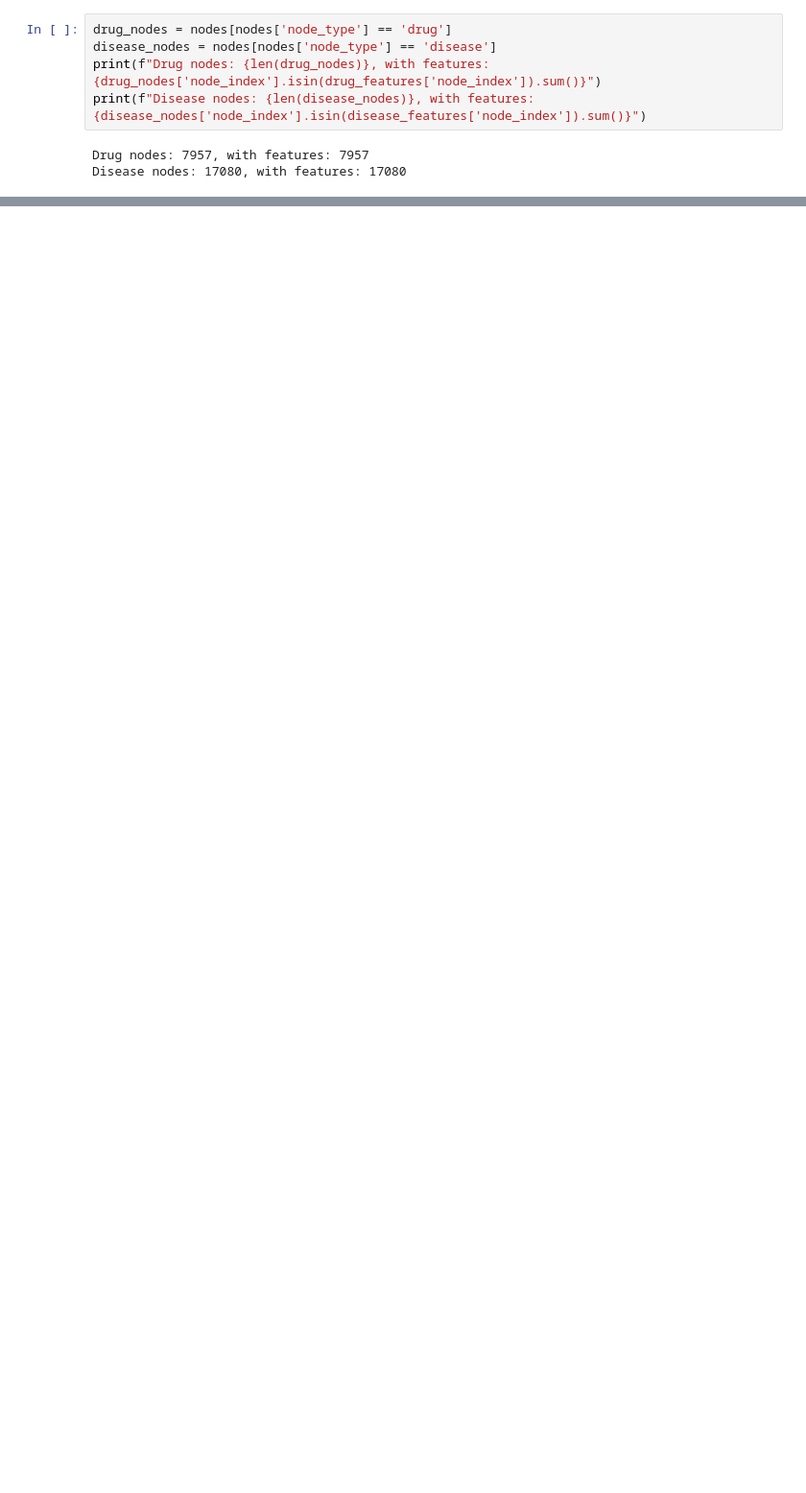
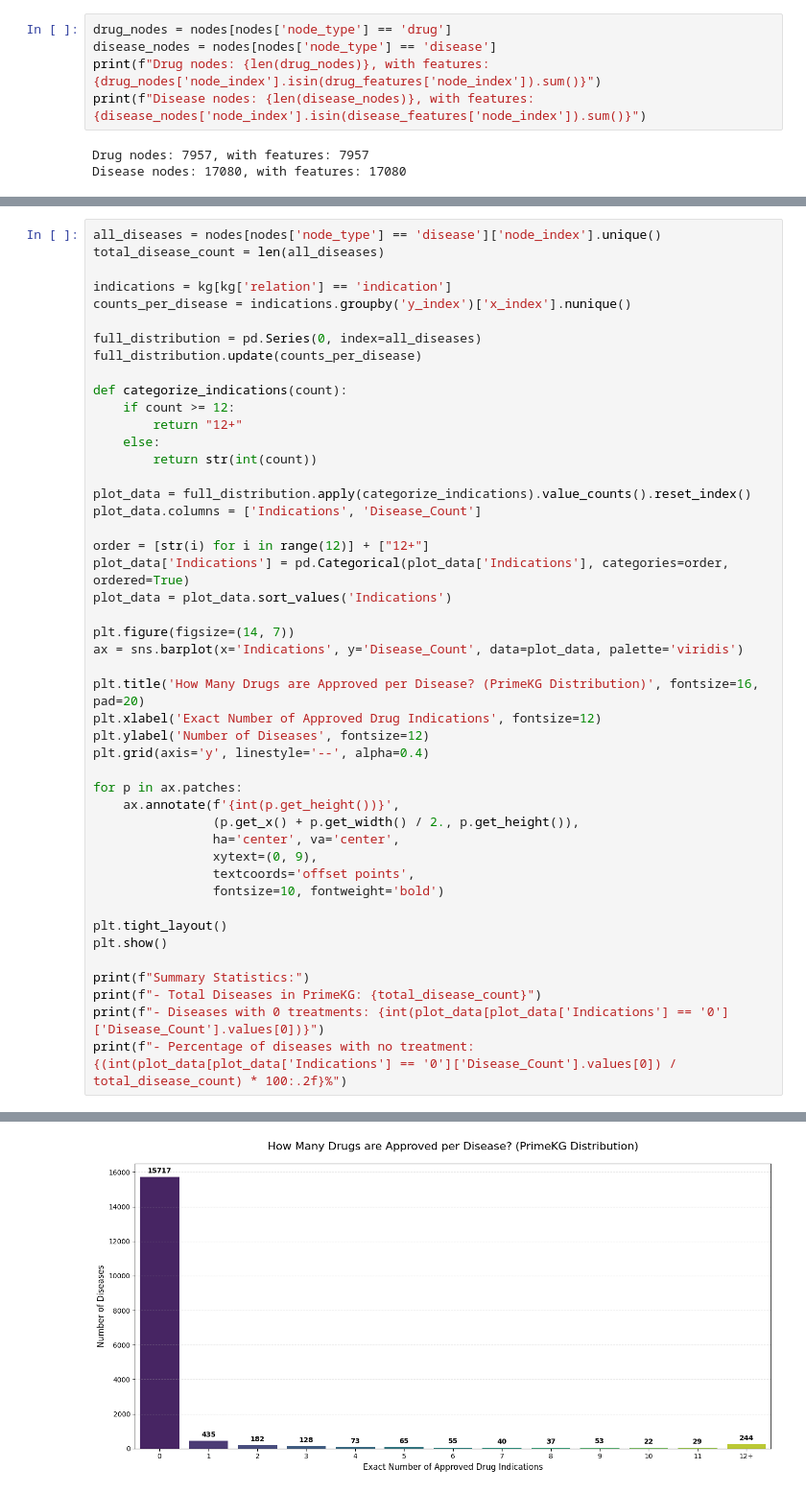
Before and after one commit to CengizBilalSari/CMPE492-Project-Rag-Pipeline, a Jupyter notebook: Code/neo4j/HPO_KG/prime_kg.ipynb, the cells around one changed output, grey strips where cells are left out. Shown at 96% size. Cells and saved outputs as stored; diff of their text form; blank space fills up the shorter version.

Commit message:
work on prime kg for generic relationship types

```diff
--- a/Code/neo4j/HPO_KG/prime_kg.ipynb
+++ b/Code/neo4j/HPO_KG/prime_kg.ipynb
@@ -214,0 +251,47 @@ Disease nodes: 17080, with features: 17080
+# %%
+all_diseases = nodes[nodes['node_type'] == 'disease']['node_index'].unique()
+total_disease_count = len(all_diseases)
+
+indications = kg[kg['relation'] == 'indication']
+counts_per_disease = indications.groupby('y_index')['x_index'].nunique()
+
+full_distribution = pd.Series(0, index=all_diseases)
+full_distribution.update(counts_per_disease)
+
+def categorize_indications(count):
+    if count >= 12:
+        return "12+"
+    else:
+        return str(int(count))
+
+plot_data = full_distribution.apply(categorize_indications).value_counts().reset_index()
+plot_data.columns = ['Indications', 'Disease_Count']
+
+order = [str(i) for i in range(12)] + ["12+"]
+plot_data['Indications'] = pd.Categorical(plot_data['Indications'], categories=order, ordered=True)
+plot_data = plot_data.sort_values('Indications')
+
+plt.figure(figsize=(14, 7))
+ax = sns.barplot(x='Indications', y='Disease_Count', data=plot_data, palette='viridis')
+
+plt.title('How Many Drugs are Approved per Disease? (PrimeKG Distribution)', fontsize=16, pad=20)
+plt.xlabel('Exact Number of Approved Drug Indications', fontsize=12)
+plt.ylabel('Number of Diseases', fontsize=12)
+plt.grid(axis='y', linestyle='--', alpha=0.4)
+
+for p in ax.patches:
+    ax.annotate(f'{int(p.get_height())}',
+                (p.get_x() + p.get_width() / 2., p.get_height()),
+                ha='center', va='center',
+                xytext=(0, 9),
+                textcoords='offset points',
+                fontsize=10, fontweight='bold')
+
+plt.tight_layout()
+plt.show()
+
+print(f"Summary Statistics:")
+print(f"- Total Diseases in PrimeKG: {total_disease_count}")
+print(f"- Diseases with 0 treatments: {int(plot_data[plot_data['Indications'] == '0']['Disease_Count'].values[0])}")
+print(f"- Percentage of diseases with no treatment: {(int(plot_data[plot_data['Indications'] == '0']['Disease_Count'].values[0]) / total_disease_count) * 100:.2f}%")
+# %% [output]
@@ -214,0 +301 @@ Disease nodes: 17080, with features: 17080
+[figure, added]
```
Also changed, not shown: parts of 4 cells of this notebook, 1 other file.
